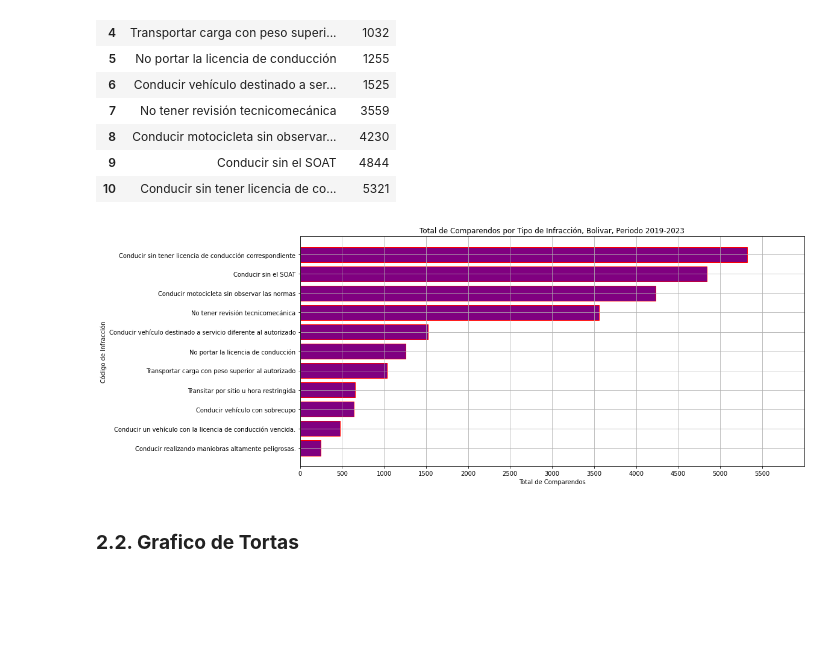
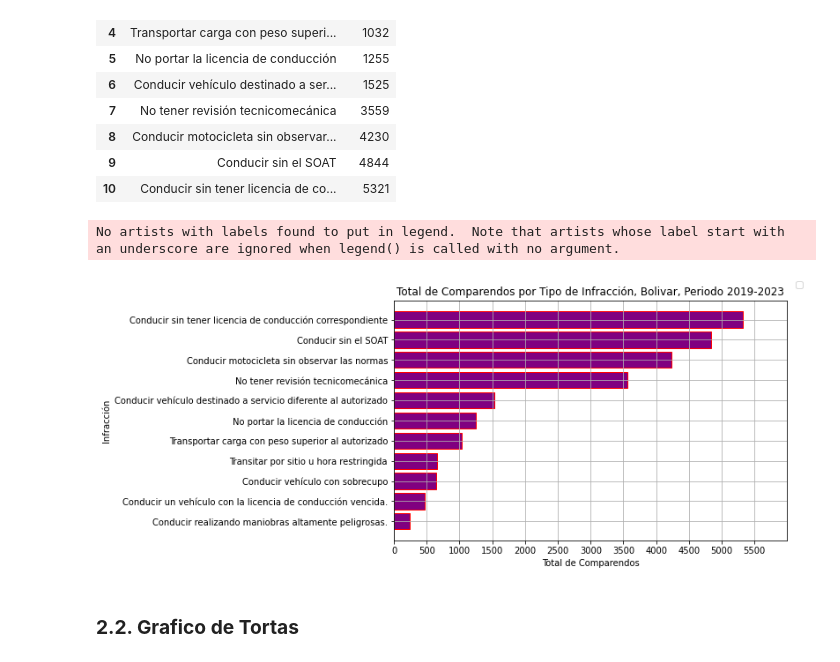
Before and after one commit to rjpaternina/comparendos_transito_Bolivar, a Jupyter notebook: notebooks/comparendos_transito_bolivar_anual.ipynb, the cells around one changed output. Saved outputs shown, nothing was run; the diff lists cells and outputs as text; code cells hidden in the pictures; blank space fills up the shorter version.

Commit message:
Otros analisis visuales, ediciones y exportacion de DF

```diff
--- a/notebooks/comparendos_transito_bolivar_anual.ipynb
+++ b/notebooks/comparendos_transito_bolivar_anual.ipynb
@@ -438,22 +438,26 @@ df_comparendo_barh
 | 10 | Conducir sin tener licencia de co... | 5321 |
 # %%
 #Creamos Grafico de barras
-plt.figure(figsize=(15,7))
+plt.figure(figsize=(8,5))
 plt.barh(df_comparendo_barh["COMPARENDO"], df_comparendo_barh["TOTAL"], color="purple", edgecolor='red')
 plt.title('Total de Comparendos por Tipo de Infracción, Bolivar, Periodo 2019-2023')
 plt.grid(visible=True)
 plt.xticks(ticks=[0, 500, 1000, 1500, 2000, 2500, 3000, 3500, 4000, 4500, 5000, 5500], labels=["0", "500", "1000", "1500","2000","2500","3000","3500","4000","4500","5000", "5500"])
+#plt.legend({'font': {'size': 13}})
+#plt.legend(fontsize=18.0)
+plt.legend(bbox_to_anchor=(1.05, 1.1), loc='best')
 
 #Editamos Titulo y Etiquetas del Grafico
 plt.xlabel('Total de Comparendos')
-plt.ylabel('Código de Infracción')
+plt.ylabel('Infracción')
 plt.xlim(0,6000)
 
 #Guardamos graficos en carpeta y visualizamos
-plt.savefig("D:\\Ricardo\\Programacion\\Data_Science\\Proyectos_DS\\comparendos_transito_Bolivar\\results\\plots\\comparendos_barh.png")
+plt.savefig("D:\\Ricardo\\Programacion\\Data_Science\\Proyectos_DS\\comparendos_transito_Bolivar\\results\\plots\\comparendos_barh.jpeg", bbox_inches="tight")
 plt.show()
 # %% [output]
+No artists with labels found to put in legend.  Note that artists whose label start with an underscore are ignored when legend() is called with no argument.
-[figure, old version]
+[figure, new version]
 # %% [markdown]
 ### <font color="redblue">**2.2. Grafico de Tortas**</font>
 # %%
```
Also changed, not shown: parts of 8 cells of this notebook, 6 other files.
